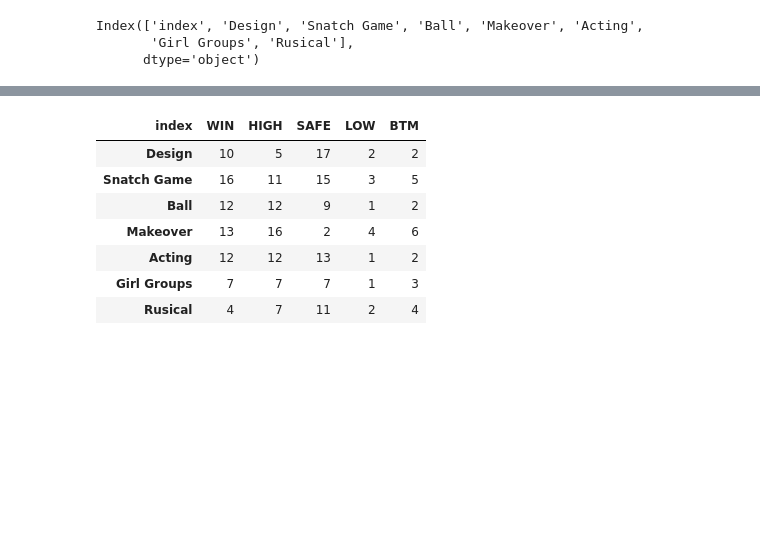
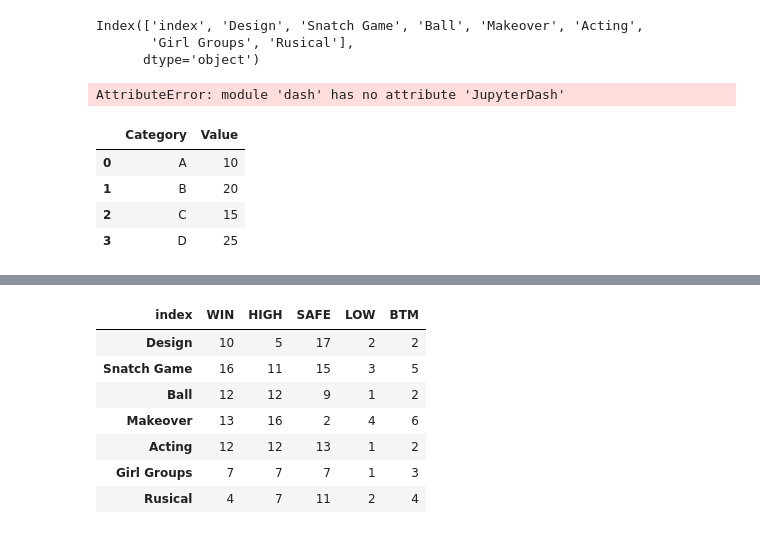
Before and after one commit to AGR-Yes/RuPauls-Drag-Race-Finalists, a Jupyter notebook: RPDR_Winners.ipynb, the cells around one changed output, grey strips where cells are left out. Cells and saved outputs as stored; diff of their text form; code cells hidden in the pictures; blank space fills up the shorter version.

Commit message:
Jupyter Dash better version
Found a better way to do this, but need to change values and df source

```diff
--- a/RPDR_Winners.ipynb
+++ b/RPDR_Winners.ipynb
@@ -424,0 +410,16 @@ app.layout = html.Div(className='row', children=[
+# %%
+app = dash.JupyterDash(external_stylesheets=[dbc.themes.BOOTSTRAP])
+# %% [output]
+AttributeError: module 'dash' has no attribute 'JupyterDash'
+# %%
+df = pd.DataFrame({
+    'Category': ['A', 'B', 'C', 'D'],
+    'Value': [10, 20, 15, 25]
+})
+df
+# %% [output]
+|  | Category | Value |
+| 0 | A | 10 |
+| 1 | B | 20 |
+| 2 | C | 15 |
+| 3 | D | 25 |
```
Also changed, not shown: parts of 5 cells of this notebook.
